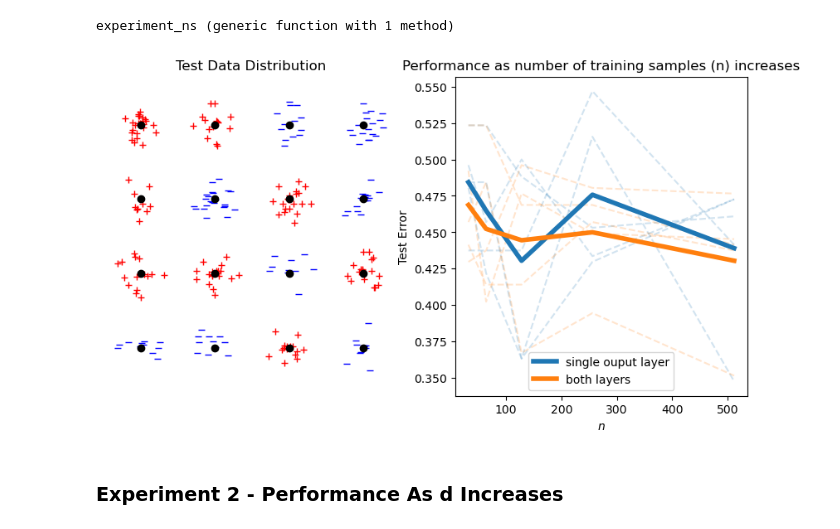
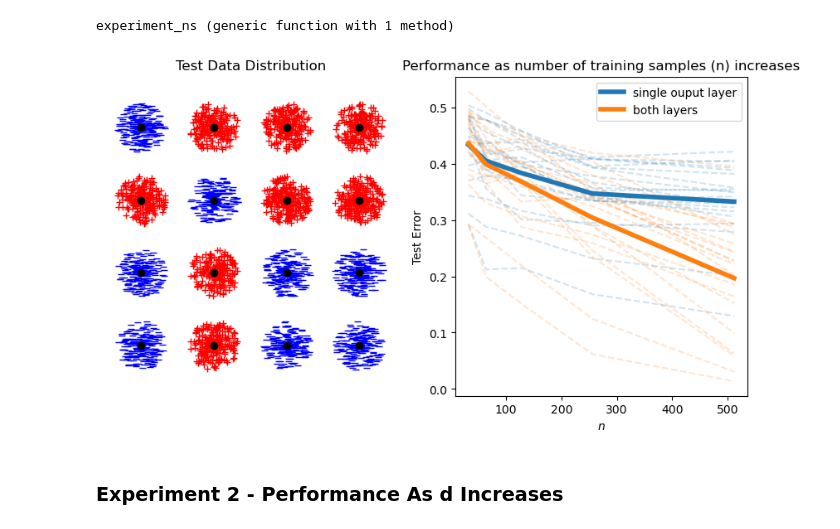
Before and after one commit to K-Shah3/chizatbach_dlproject, a Jupyter notebook: project.ipynb, the cells around one changed output. Saved outputs shown, nothing was run; the diff lists cells and outputs as text; code cells hidden in the pictures.

Commit message:
more experiments

```diff
--- a/project.ipynb
+++ b/project.ipynb
@@ -388,11 +388,11 @@ function experiment_ns(d, k, m, niter, stepsize, n_trains, n_test; both_layers=[
     max_margin_both = zeros(repeats, 1, length(n_trains), 1) # (repeats, no of ds, no of ns, no of ms)
     loss_arrays = [loss_both, loss_single]
     max_margins_arrays = [max_margin_both, max_margin_single]
-    # X_test, Y_test = get_X_Y(k, n_test; d=d)
+    X_test, Y_test = get_X_Y(k, n_test; d=d)
+
     p = Progress(length(loss_both))
     for repeat in 1:repeats
         X_train, Y_train, X_test, Y_test = get_X_Y_train_test(k, maximum(n_trains), n_test; d=d)
-        # X_train, Y_train = get_X_Y(k, maximum(n_trains); d=d)
 
         for i in 1:length(n_trains)
             n_train = n_trains[i]
@@ -409,6 +409,11 @@ function experiment_ns(d, k, m, niter, stepsize, n_trains, n_test; both_layers=[
         end
         next!(p)
     end
+
+    writedlm("experiment_ns_loss_single.csv", loss_single, ',')
+    writedlm("experiment_ns_loss_both.csv", loss_both, ',')
+    writedlm("experiment_ns_max_margin_single.csv", max_margin_single, ',')
+    writedlm("experiment_ns_max_margin_both.csv", max_margin_both, ',')
 
     PyPlot.clf()
     tight_layout()
@@ -431,27 +436,25 @@ function experiment_ns(d, k, m, niter, stepsize, n_trains, n_test; both_layers=[
 
     PyPlot.suptitle("", y=1.12)
     if save_flag
-        save_name = "experiment_ns" * "_" * string(n_trains) * "_niterdkmss" * string(niter) * string(d) * string(k) * string(m) * string(stepsize)
+        save_name = "diagrams/experiment_ns" * "_" * string(n_trains) * "_niterdkmss" * string(niter) * string(d) * string(k) * string(m) * string(stepsize)
         savefig(save_name * ".pdf", bbox_inches="tight")
     end
-    return X_test, Y_test
 end
 # %% [output]
 experiment_ns (generic function with 1 method)
 # %%
 d = 15
 k = 4
 m = 1000
 niter = 50000
 stepsize = 0.5
 n_trains = [32,64,128,256,512]
-n_test = 1024
+n_test = 4000
 repeats = 20
 save_flag = true
 
-# X_test, Y_test, loss_single, loss_both, max_margin_single, max_margin_both = experiment_ns(d, k, m, niter, stepsize, n_trains, n_test; repeats=repeats)
-X_test, Y_test = experiment_ns(d, k, m, niter, stepsize, n_trains, n_test; repeats=repeats, save_flag=save_flag)
+experiment_ns(d, k, m, niter, stepsize, n_trains, n_test; repeats=repeats, save_flag=save_flag)
 gcf()
 # %% [output]
-[figure, old version]
+[figure, new version]
 # %%
```
Also changed, not shown: parts of 10 cells of this notebook.
